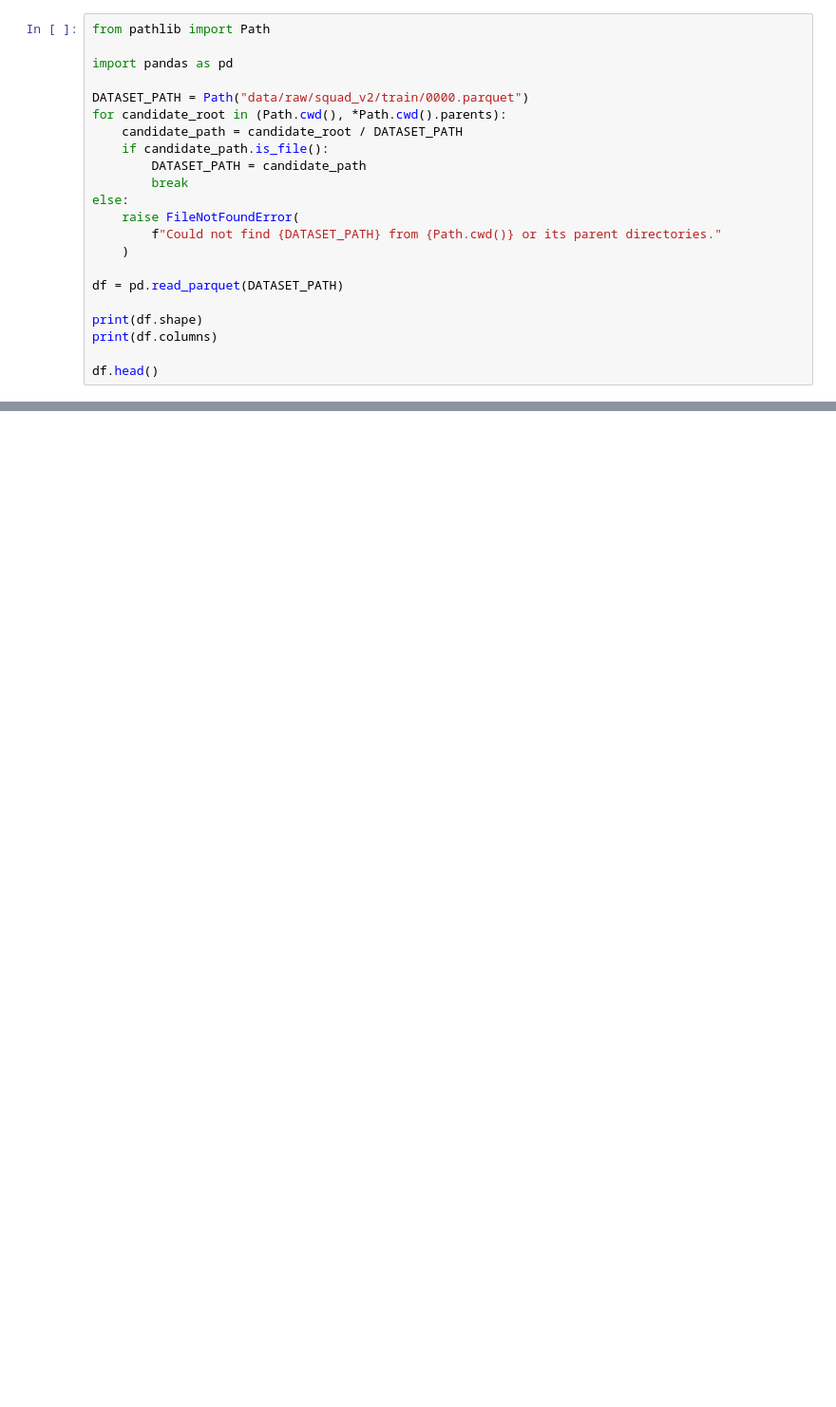
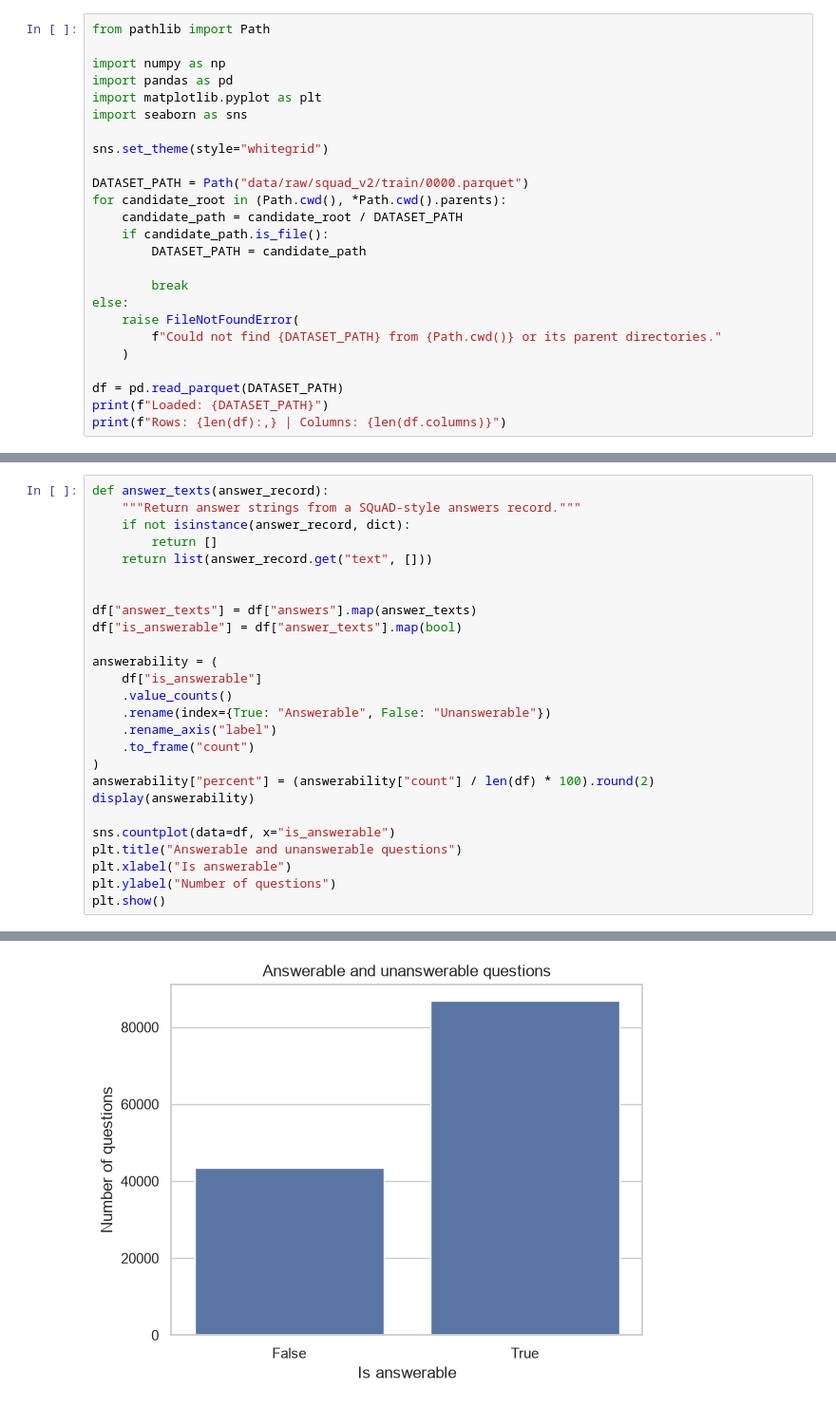
Before and after one commit to Deepika2222/Domain-Adaptive-and-Robustness-Aware-Question-Answering-, a Jupyter notebook: notebooks/01_dataset_exploration.ipynb, the cells around one changed output, grey strips where cells are left out. Shown at 95% size. Drawn from its saved outputs; the diff is of its cells as text; blank space fills up the shorter version.

Commit message:
data exploration done

```diff
--- a/notebooks/01_dataset_exploration.ipynb
+++ b/notebooks/01_dataset_exploration.ipynb
@@ -5,13 +7,19 @@ Planned notebook for dataset profiling after dataset selection.
 # %%
 from pathlib import Path
 
+import numpy as np
 import pandas as pd
+import matplotlib.pyplot as plt
+import seaborn as sns
+
+sns.set_theme(style="whitegrid")
 
 DATASET_PATH = Path("data/raw/squad_v2/train/0000.parquet")
 for candidate_root in (Path.cwd(), *Path.cwd().parents):
     candidate_path = candidate_root / DATASET_PATH
     if candidate_path.is_file():
         DATASET_PATH = candidate_path
+
         break
 else:
     raise FileNotFoundError(
@@ -19,9 +27,6 @@ else:
     )
 
 df = pd.read_parquet(DATASET_PATH)
-
-print(df.shape)
-print(df.columns)
-
-df.head()
+print(f"Loaded: {DATASET_PATH}")
+print(f"Rows: {len(df):,} | Columns: {len(df.columns)}")
 # %% [output]
@@ -98,0 +81,27 @@ Match: True
+# %%
+def answer_texts(answer_record):
+    """Return answer strings from a SQuAD-style answers record."""
+    if not isinstance(answer_record, dict):
+        return []
+    return list(answer_record.get("text", []))
+
+
+df["answer_texts"] = df["answers"].map(answer_texts)
+df["is_answerable"] = df["answer_texts"].map(bool)
+
+answerability = (
+    df["is_answerable"]
+    .value_counts()
+    .rename(index={True: "Answerable", False: "Unanswerable"})
+    .rename_axis("label")
+    .to_frame("count")
+)
+answerability["percent"] = (answerability["count"] / len(df) * 100).round(2)
+display(answerability)
+
+sns.countplot(data=df, x="is_answerable")
+plt.title("Answerable and unanswerable questions")
+plt.xlabel("Is answerable")
+plt.ylabel("Number of questions")
+plt.show()
+# %% [output]
@@ -98,0 +112 @@ Match: True
+[figure, added]
```
Also changed, not shown: parts of 25 cells of this notebook.
